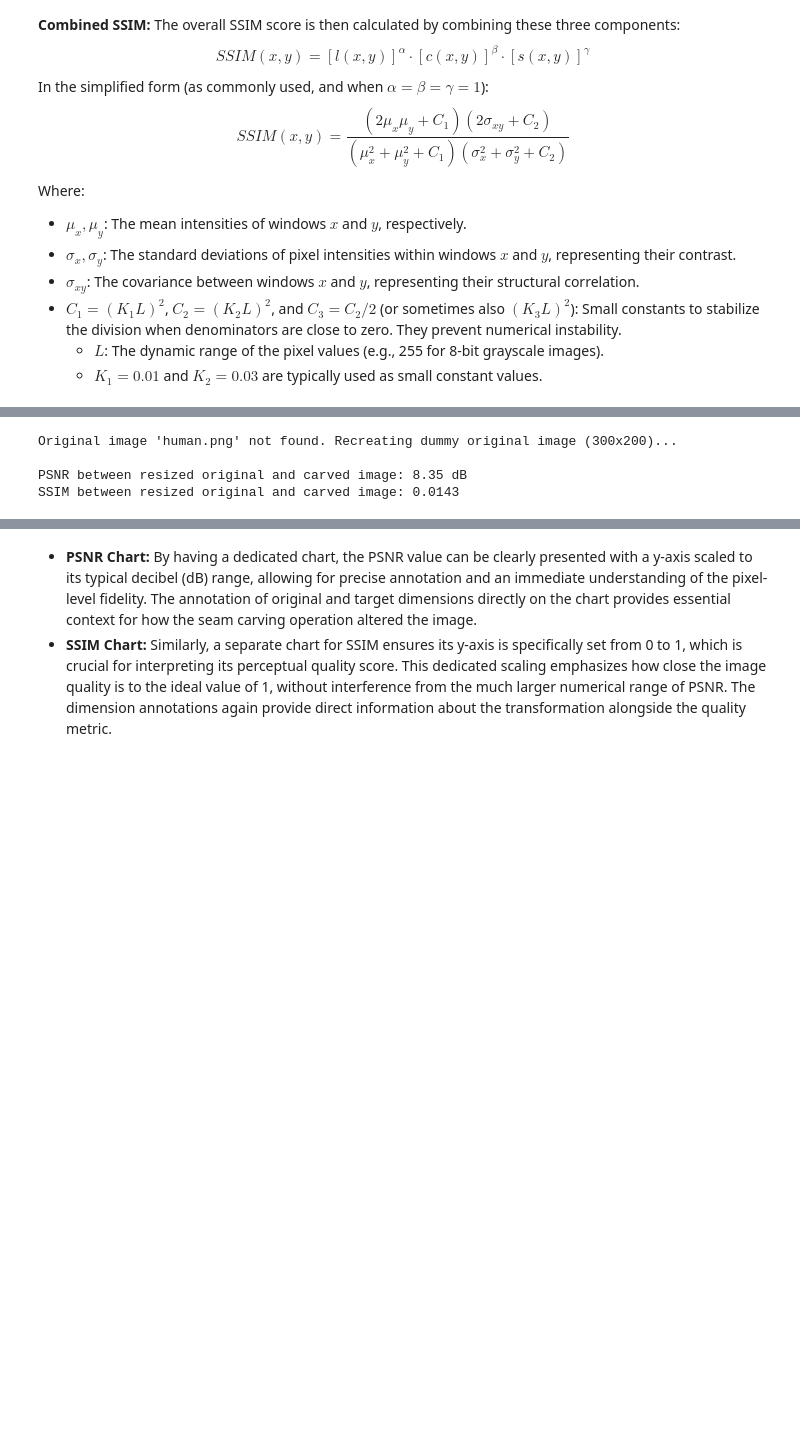
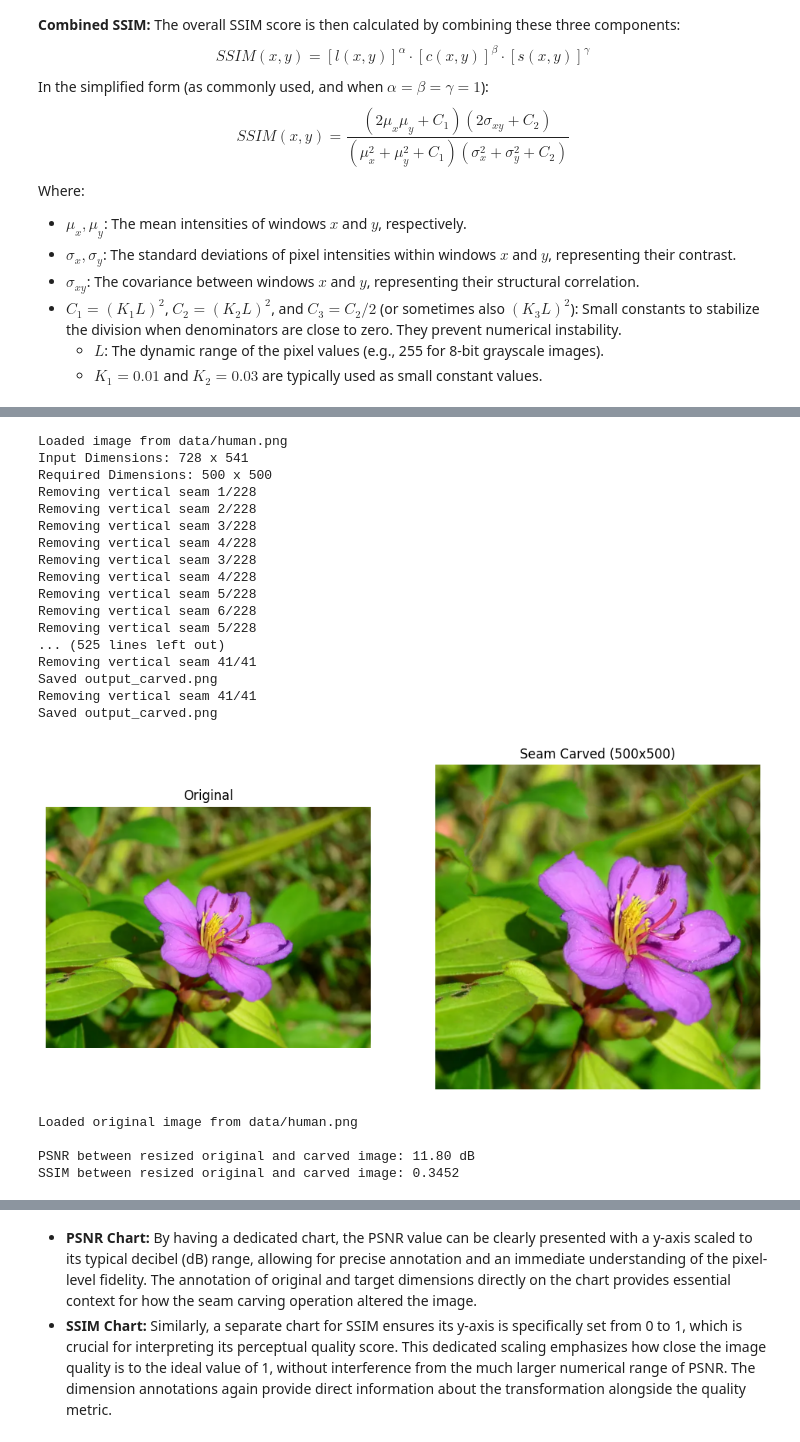
Before and after one commit to mr-entr0py/seam_carving, a Jupyter notebook: Copy_of_Untitled0.ipynb, the cells around one changed output, grey strips where cells are left out. Drawn from its saved outputs; the diff is of its cells as text; code cells hidden in the pictures; blank space fills up the shorter version.

```diff
--- a/Copy_of_Untitled0.ipynb
+++ b/Copy_of_Untitled0.ipynb
@@ -263,69 +274,86 @@ class SeamCarver:
         plt.title("Original")
         plt.axis("off")
 
         plt.subplot(1, 2, 2)
         plt.imshow(cv.cvtColor(self.output_img, cv.COLOR_BGR2RGB))
         plt.title(f"Seam Carved ({self.output_img.shape[1]}x{self.output_img.shape[0]})")
         plt.axis("off")
         plt.show()
 
-    def save_output(self, path="output.png"):
+    def save_output(self, path="output_carved.png"):
         cv.imwrite(path, self.output_img)
 
 
 def main():
-    # Create dummy data and specifications if not available
+    # Load from data/ folder (same as test_app.py and seam_carver.py)
     try:
-        input_img = cv.imread("human.png")
-        with open("specifications.json") as f:
+        input_img = cv.imread("data/human.png")
+        with open("data/specifications.json") as f:
             specifications = json.load(f)
+        if input_img is None:
+            raise FileNotFoundError("Image not found")
+        print("Loaded image from data/human.png")
     except FileNotFoundError:
-        print("Creating dummy image and specifications for demonstration.")
-        input_img = np.random.randint(0, 256, (200, 300, 3), dtype=np.uint8) # 300x200 image
-        specifications = {"height": 150, "width": 250}
-        # Also create dummy files if needed for save_output to not error
-        # import os
-        # os.makedirs('data', exist_ok=True)
-        # cv.imwrite('data/human.png', input_img)
-        # with open('data/specifications.json', 'w') as f:
-        #     json.dump(specifications, f)
+        print("Error: data/human.png or data/specifications.json not found.")
+        print("Please run the Streamlit app (test_app.py) first to upload an image.")
+        return
 
     carver = SeamCarver(input_img, specifications)
     if not carver.validate():
         print("Required dimensions are larger than image dimensions. Please adjust specifications.")
         return
 
     # Perform seam carving (reduces width first, then height)
     carver.seam_carving()
 
+    # Save FIRST, then show (in case visualization crashes)
+    carver.save_output("output_carved.png")
+    print("Saved output_carved.png")
     carver.show_images()
-    carver.save_output("output_carved.png")
 
 
 if __name__ == '__main__':
     main()
+# %% [output]
+Loaded image from data/human.png
+Input Dimensions: 728 x 541
+Required Dimensions: 500 x 500
+Removing vertical seam 1/228
+Removing vertical seam 2/228
+Removing vertical seam 3/228
+Removing vertical seam 4/228
+Removing vertical seam 3/228
+Removing vertical seam 4/228
+Removing vertical seam 5/228
+Removing vertical seam 6/228
+Removing vertical seam 5/228
+... (525 lines left out)
+Removing vertical seam 41/41
+Saved output_carved.png
+Removing vertical seam 41/41
+Saved output_carved.png
+[figure, added]
 # %%
 # @title
 import cv2 as cv
 import numpy as np
 import json
 
-# --- Re-create the original image based on how it was generated in main() ---
-original_image_path = "human.png"
+# --- Load the original image from data folder (same as test_app.py and seam_carver.py) ---
+original_image_path = "data/human.png"
 original_image = None
 specifications = None
 
 try:
-    # Try to load if it existed
     original_image = cv.imread(original_image_path)
     with open("data/specifications.json") as f:
         specifications = json.load(f)
+    if original_image is None:
+        raise FileNotFoundError("Image not found")
     print(f"Loaded original image from {original_image_path}")
 except FileNotFoundError:
-    # If not found, recreate the dummy image used in main()
-    print(f"Original image '{original_image_path}' not found. Recreating dummy original image (300x200)...")
-    original_image = np.random.randint(0, 256, (200, 300, 3), dtype=np.uint8) # 300x200 image
-    specifications = {"height": 150, "width": 250}
+    print(f"Error: {original_image_path} or data/specifications.json not found.")
+    print("Please run the Streamlit app (test_app.py) first to upload an image.")
 
 # --- Load the carved image ---
 carved_image_path = "output_carved.png"
@@ -334,17 +362,12 @@ carved_image = cv.imread(carved_image_path)
 if original_image is None or carved_image is None:
     print("Error: Could not load original or carved image. Please ensure files exist.")
 else:
-    # --- Ensure both images are in the same color space (if necessary) ---
-    # Assuming seam carving outputs BGR, convert to RGB for consistency if needed, or grayscale
+    # --- Ensure both images are in the same color space ---
     original_image_rgb = cv.cvtColor(original_image, cv.COLOR_BGR2RGB)
     carved_image_rgb = cv.cvtColor(carved_image, cv.COLOR_BGR2RGB)
 
     # --- Resize original to match carved image dimensions for comparison ---
-    # PSNR and SSIM require images of the same dimensions. Since seam carving changes dimensions,
-    # we need to resize the original to match the carved image for a valid comparison.
-    # Note: This comparison might not be ideal as it introduces scaling artifacts to the original.
-    # A more accurate comparison for seam carving would evaluate specific regions or perception.
-
+    # PSNR and SSIM require images of the same dimensions.
     carved_h, carved_w = carved_image_rgb.shape[:2]
     resized_original_rgb = cv.resize(original_image_rgb, (carved_w, carved_h), interpolation=cv.INTER_AREA)
 
@@ -355,10 +378,10 @@ else:
     print(f"\nPSNR between resized original and carved image: {psnr_value:.2f} dB")
     print(f"SSIM between resized original and carved image: {ssim_value:.4f}")
 # %% [output]
-Original image 'human.png' not found. Recreating dummy original image (300x200)...
+Loaded original image from data/human.png
 
-PSNR between resized original and carved image: 8.35 dB
-SSIM between resized original and carved image: 0.0143
+PSNR between resized original and carved image: 11.80 dB
+SSIM between resized original and carved image: 0.3452
 # %%
 # @title
 original_height, original_width, _ = original_image.shape
```
Also changed, not shown: parts of 4 cells of this notebook.
